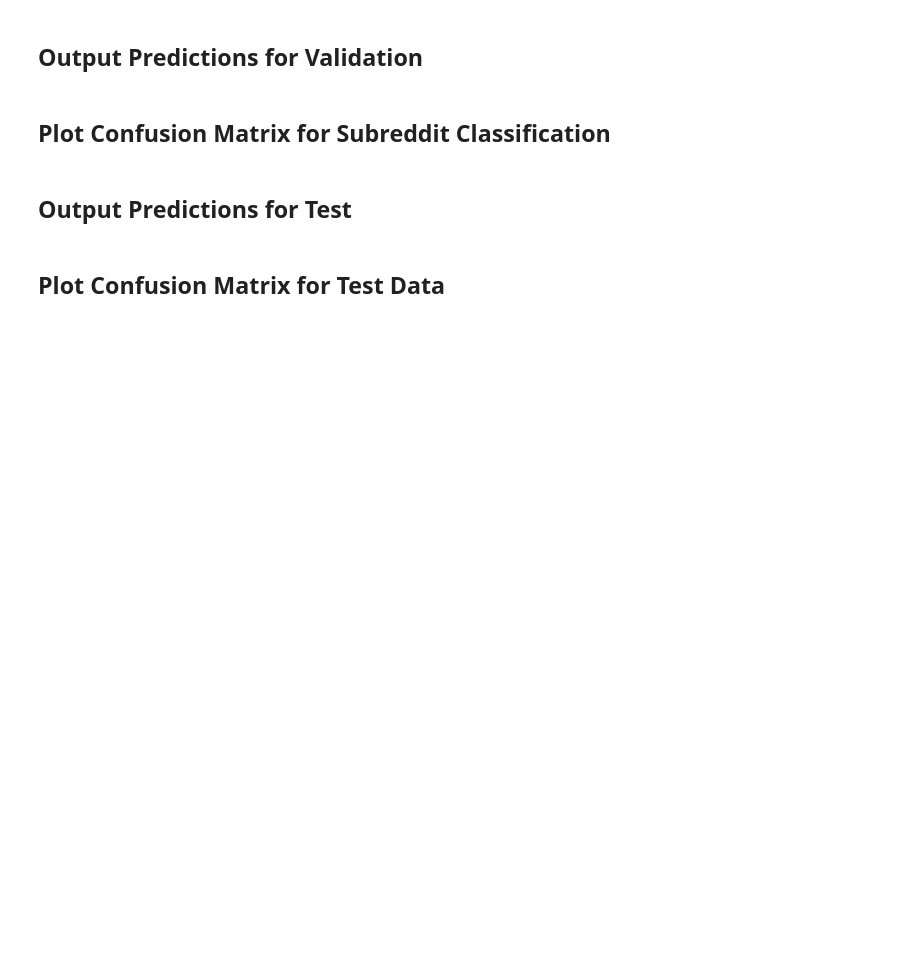
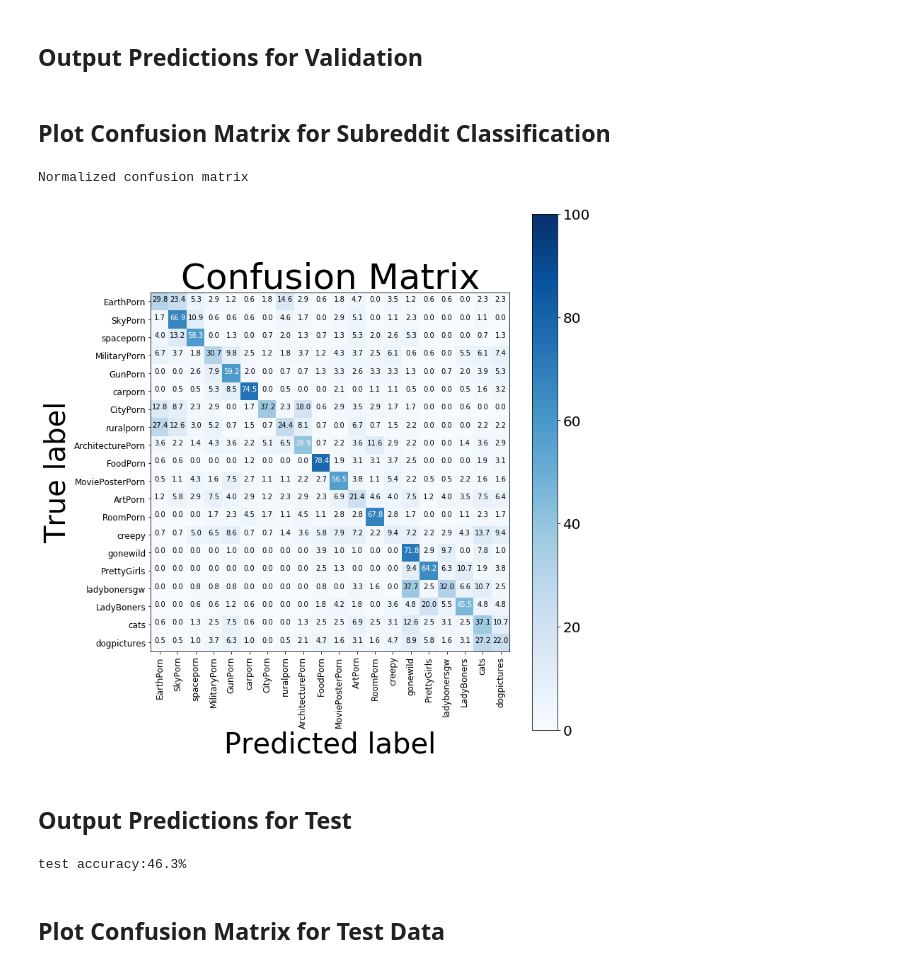
Before and after one commit to mohitrgiit/CS-231N-Final-Project, a Jupyter notebook: src/models/AlexNet_subreddit_classification.ipynb, the cells around one changed output. Cells and saved outputs as stored; diff of their text form; code cells hidden in the pictures; blank space fills up the shorter version.

```diff
--- a/src/models/AlexNet_subreddit_classification.ipynb
+++ b/src/models/AlexNet_subreddit_classification.ipynb
@@ -129,10 +129,10 @@ class AlexNet(Model):
 # Create model instance
 tf.reset_default_graph()
 
-model_config = ModelConfig(learning_rate=0.003)
-train_config = TrainConfig(num_epochs=20, train_batch_size=100, print_every=100, lr_decay=0.98,\
+model_config = ModelConfig(learning_rate=0.002415191698722241)
+train_config = TrainConfig(num_epochs=20, train_batch_size=100, print_every=100, lr_decay=0.9942796985885708,\
     saver_address=r'../../subreddit_classification_parameters/', \
-    save_file_name = 'AlexNet_subreddit_classification_2')
+    save_file_name = 'AlexNet_subreddit_classification_postParamSearch')
 model = AlexNet(model_config)
 
 # Create session
@@ -222,10 +223,10 @@ KeyboardInterrupt:
 tf.reset_default_graph()
 
 # Create model instance
-model_config = ModelConfig(learning_rate=0.003)
-train_config = TrainConfig(num_epochs=2, minibatch_size=100, print_every=100, \
+model_config = ModelConfig(learning_rate=0.002415191698722241)
+train_config = TrainConfig(num_epochs=20, train_batch_size=100, print_every=100, lr_decay=0.9942796985885708,\
     saver_address=r'../../subreddit_classification_parameters/', \
-    save_file_name = 'AlexNet_subreddit_classification')
+    save_file_name = 'AlexNet_subreddit_classification_postParamSearch')
 model = AlexNet(model_config)
 
 # Load Saved Model
@@ -250,13 +255,20 @@ y_val_pred = np.argmax(y_val_pred, axis = 1)
 # %%
 classes = [""] * len(dictionary)
 for sub, ind in dictionary.items():
     classes[ind] = sub
 
 conf = confusion_matrix(data.y_val, y_val_pred)
+'''
 plot_confusion_matrix(conf, classes=classes, normalize = True, tick_font = 12, box_font = 10, \
     axis_font = 40, title_font = 50, colorbar_font = 20,\
     left_space = 0.2, right_space = 1, top_space = 0.97, bottom_space = 0.05, \
     save_address = '../../AlexNet_plots//', save_name = 'subreddit_confusion')
+'''
+plot_confusion_matrix(conf, classes=classes, normalize = True, task = 'subreddit', \
+    save_address = '../../AlexNet_plots//', save_name = 'subreddit_confusion')
+# %% [output]
+Normalized confusion matrix
+[figure, added]
 # %% [markdown]
 ## Output Predictions for Test
 # %%
@@ -267,6 +279,8 @@ y_test_pred = session.run(model.prediction, {model.X_placeholder: data.X_test, m
                                             model.is_training_placeholder:False})
 
 y_test_pred = np.argmax(y_test_pred, axis = 1)
+# %% [output]
+test accuracy:46.3%
 # %% [markdown]
 ## Plot Confusion Matrix for Test Data
 # %%
```
Also changed, not shown: parts of 6 cells of this notebook.
